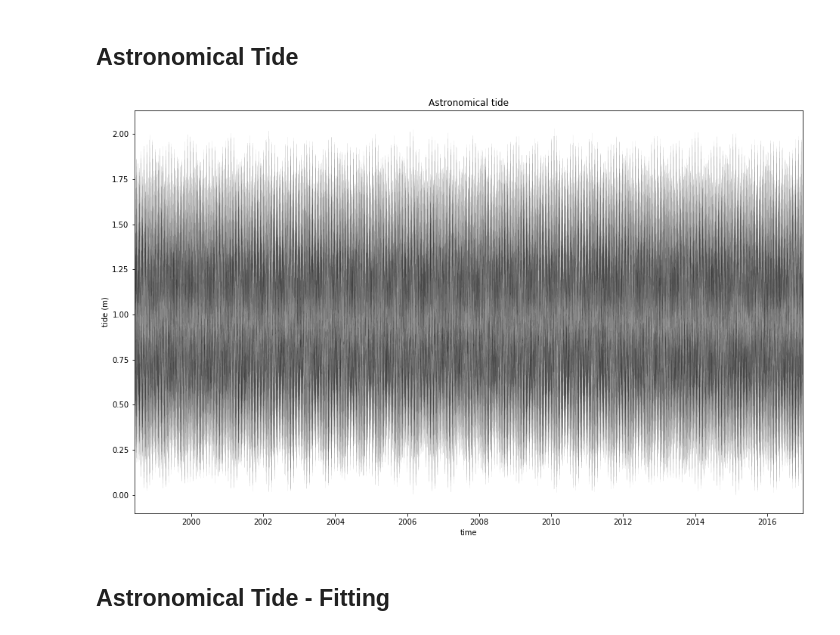
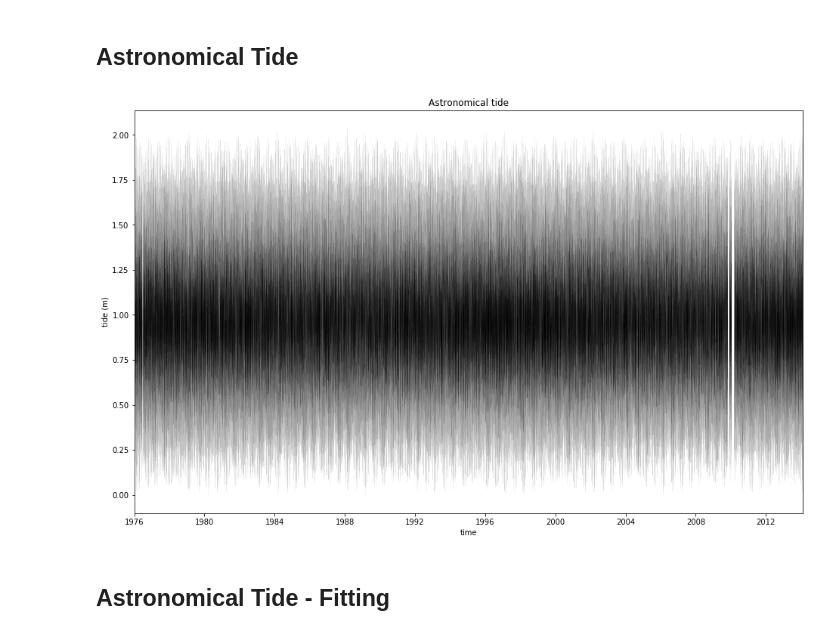
Before and after one commit to teslakit/teslakit, a Jupyter notebook: notebooks/nb_ROI/03b_TIDES_Astronomical_Simulation_UTIDE.ipynb, the cells around one changed output. Drawn from its saved outputs; the diff is of its cells as text; code cells hidden in the pictures.

```diff
--- a/notebooks/nb_ROI/03b_TIDES_Astronomical_Simulation_UTIDE.ipynb
+++ b/notebooks/nb_ROI/03b_TIDES_Astronomical_Simulation_UTIDE.ipynb
@@ -49,8 +46,11 @@ db.SetSite('ROI')
 # --------------------------------------
 # Load astronomical tide historical and set simulation dates
 
-_, TIDE_astro = db.Load_TG()          # astronomical tide historical data
-TIDE = TIDE_astro.predicted
+TIDE_astro = db.Load_TG()          # astronomical tide historical data
+print(TIDE_astro)
+
+# TG latitude
+lat0 = 9.75
 
 # Simulation dates
 d1_sim = np.datetime64('1700-01-01')
@@ -61,21 +70,19 @@ d2_sim = np.datetime64('2700-01-01')
 # %%
 # --------------------------------------
 # astronomical tide data
 
+TIDE = TIDE_astro.TIDE
+
 # remove tide nanmin
 TIDE = TIDE - np.nanmin(TIDE)
-
-# data length has to be lesser than 18.6 years
-dt_cut = np.datetime64('1998-06-01')
-TIDE = TIDE.where(TIDE.time >= dt_cut, drop=True)
 
 # Plot astronomical tide
 time = TIDE.time.values[:]
 tide = TIDE.values[:]
 
 Plot_AstronomicalTide(time, tide);
 # %% [output]
-[figure, old version]
+[figure, new version]
 # %% [markdown]
 
 ## Astronomical Tide - Fitting
```
Also changed, not shown: parts of 7 cells of this notebook.
